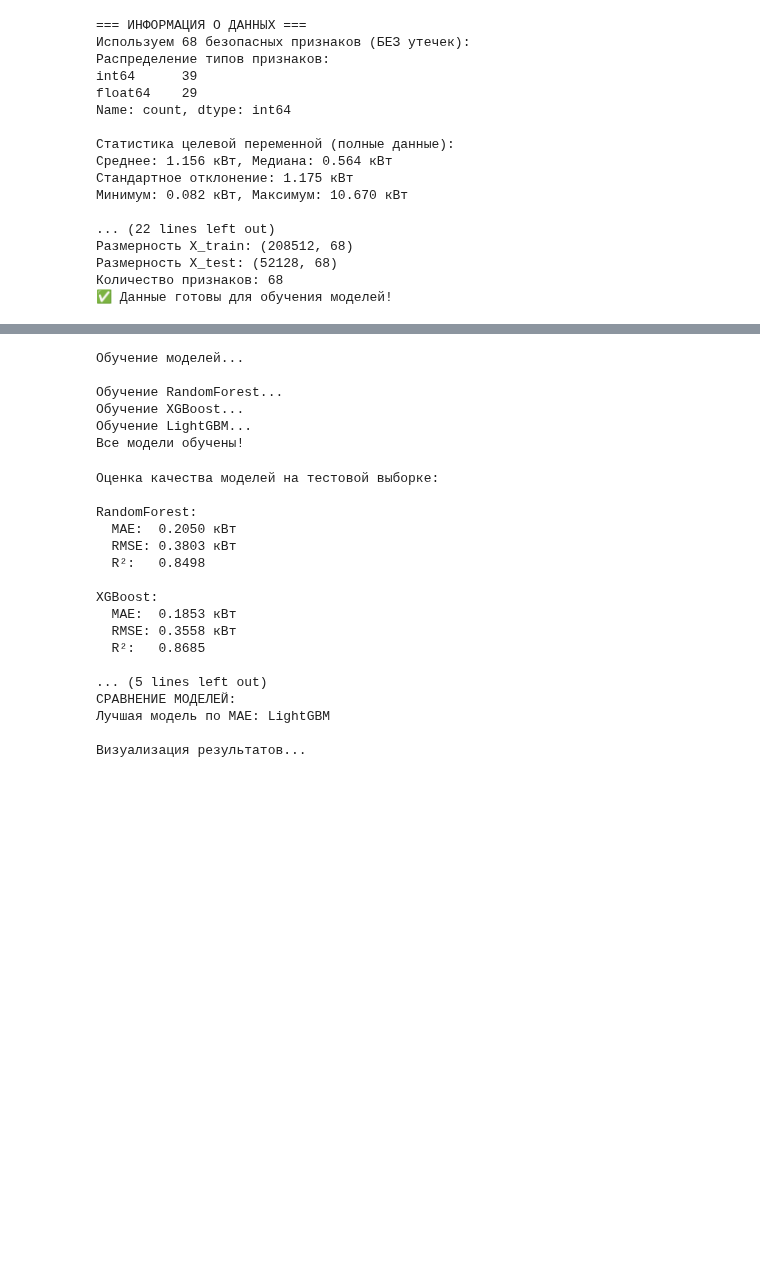
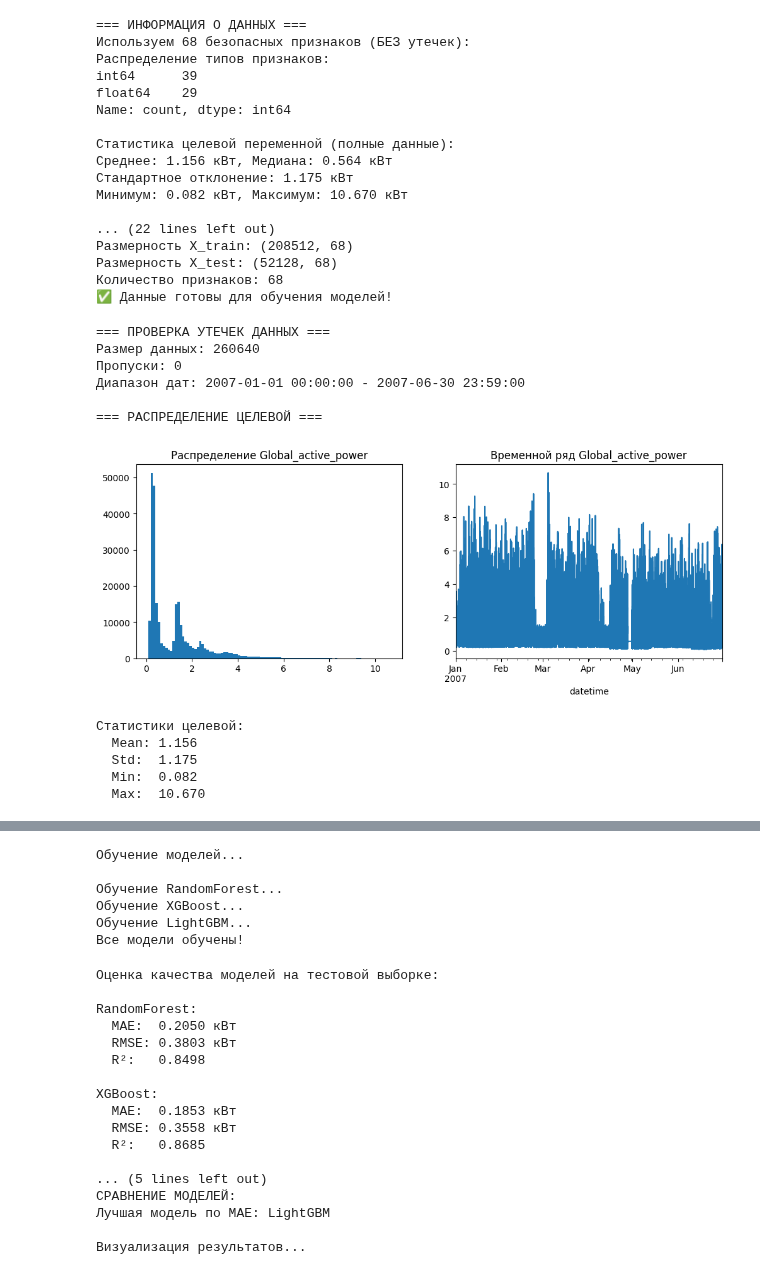
Before and after one commit to pogodaa/ML_cursovaya, a Jupyter notebook: model.ipynb, the cells around one changed output, grey strips where cells are left out. Cells and saved outputs as stored; diff of their text form; code cells hidden in the pictures; blank space fills up the shorter version.

```diff
--- a/model.ipynb
+++ b/model.ipynb
@@ -112,6 +112,7 @@ print("Создание скользящих статистик БЕЗ утеч
 # ОСНОВНЫЕ СКОЛЬЗЯЩИЕ СТАТИСТИКИ (согласно EDA - долгосрочные)
 df['rolling_mean_24h'] = df['Global_active_power'].shift(1).rolling(24, min_periods=1).mean().shift(1)
 df['rolling_mean_168h'] = df['Global_active_power'].shift(1).rolling(168, min_periods=1).mean().shift(1)
+df['rolling_mean_72h'] = df['Global_active_power'].shift(1).rolling(72, min_periods=1).mean().shift(1)     # 3-дневная память
 
 # Для 24-часового стандартного отклонения
 df['rolling_std_24h_past'] = df['Global_active_power'].shift(1).rolling(window=24, min_periods=1).std().shift(1)
@@ -441,3 +439,41 @@ Name: count, dtype: int64
 Размерность X_test: (52128, 68)
 Количество признаков: 68
 ✅ Данные готовы для обучения моделей!
+# %%
+# 1. Проверь нет ли утечек данных
+print("=== ПРОВЕРКА УТЕЧЕК ДАННЫХ ===")
+print(f"Размер данных: {len(df)}")
+print(f"Пропуски: {df.isnull().sum().sum()}")
+
+# Проверь есть ли в признаках будущие значения
+print(f"Диапазон дат: {df.index.min()} - {df.index.max()}")
+
+# 2. Проверь распределение целевой переменной
+print("\n=== РАСПРЕДЕЛЕНИЕ ЦЕЛЕВОЙ ===")
+plt.figure(figsize=(12, 4))
+plt.subplot(1, 2, 1)
+plt.hist(df['Global_active_power'], bins=100)
+plt.title('Распределение Global_active_power')
+plt.subplot(1, 2, 2)
+df['Global_active_power'].plot()
+plt.title('Временной ряд Global_active_power')
+plt.show()
+
+print(f"Статистики целевой:")
+print(f"  Mean: {df['Global_active_power'].mean():.3f}")
+print(f"  Std:  {df['Global_active_power'].std():.3f}")
+print(f"  Min:  {df['Global_active_power'].min():.3f}")
+print(f"  Max:  {df['Global_active_power'].max():.3f}")
+# %% [output]
+=== ПРОВЕРКА УТЕЧЕК ДАННЫХ ===
+Размер данных: 260640
+Пропуски: 0
+Диапазон дат: 2007-01-01 00:00:00 - 2007-06-30 23:59:00
+
+=== РАСПРЕДЕЛЕНИЕ ЦЕЛЕВОЙ ===
+[figure, added]
+Статистики целевой:
+  Mean: 1.156
+  Std:  1.175
+  Min:  0.082
+  Max:  10.670
```
Also changed, not shown: parts of 15 cells of this notebook, 6 other files.
